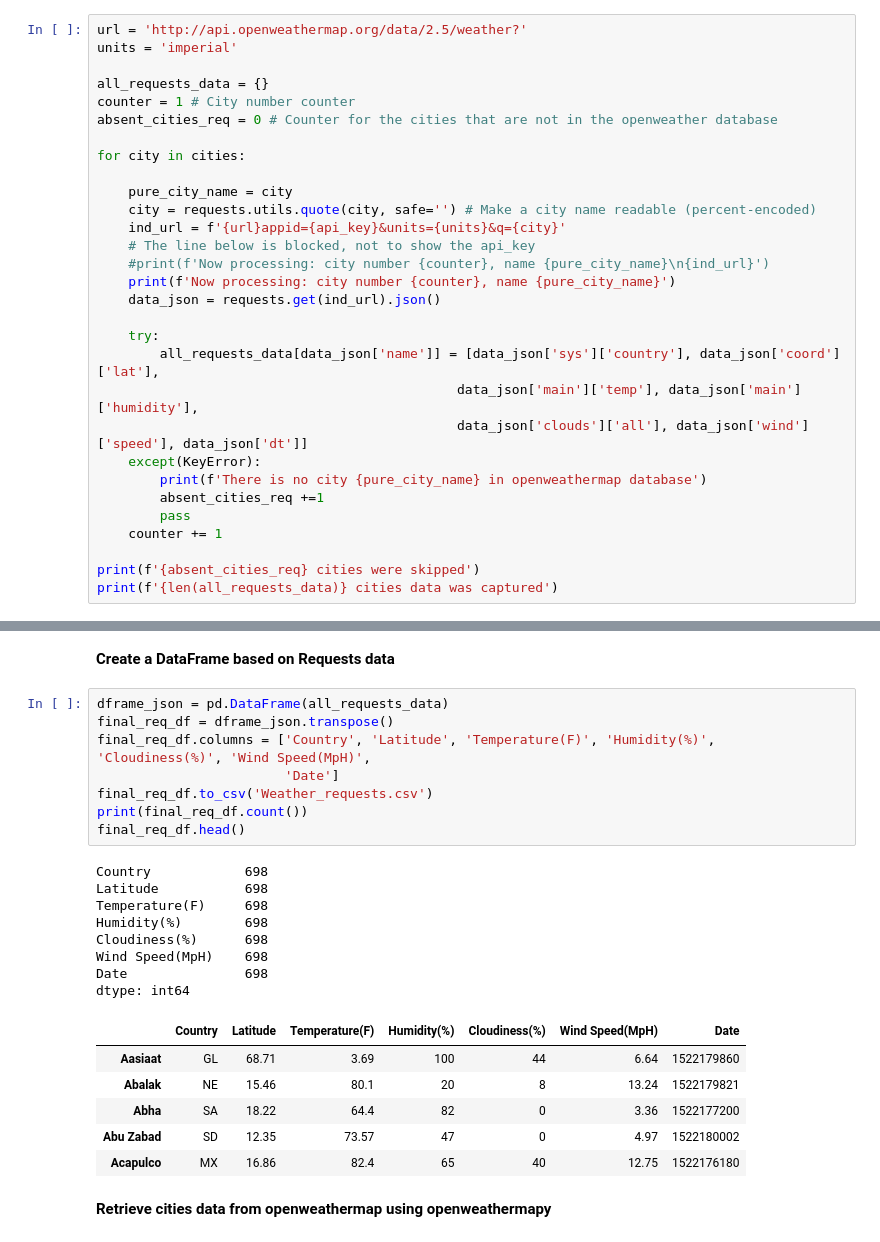
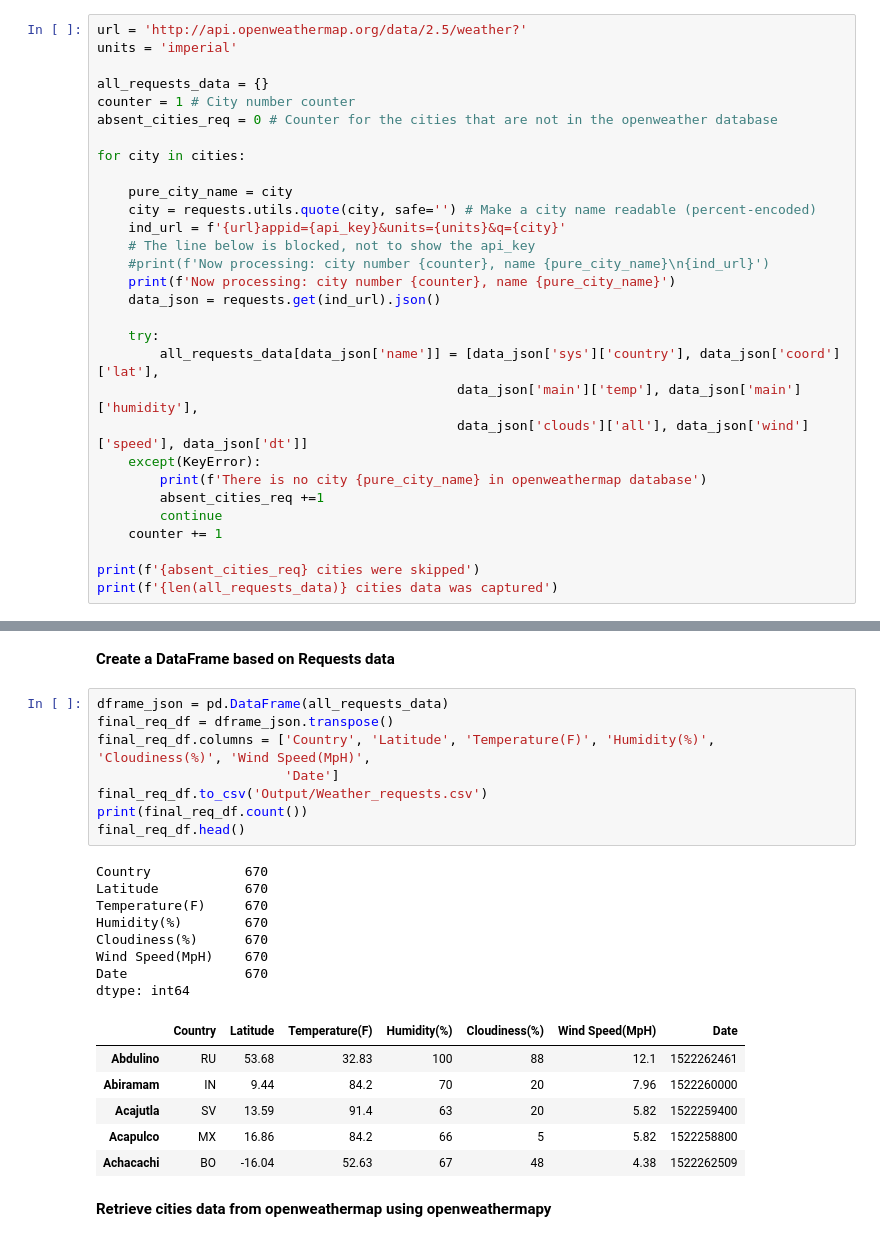
Before and after one commit to Gryazzz/Weather_Python, a Jupyter notebook: Weather_API.ipynb, the cells around one changed output, grey strips where cells are left out. Cells and saved outputs as stored; diff of their text form.

```diff
--- a/Weather_API.ipynb
+++ b/Weather_API.ipynb
@@ -85,7 +86,7 @@ for city in cities:
     except(KeyError):
         print(f'There is no city {pure_city_name} in openweathermap database')
         absent_cities_req +=1
-        pass
+        continue
     counter += 1
 
 print(f'{absent_cities_req} cities were skipped')
@@ -113,26 +114,26 @@ There is no city formoso do araguaia in openweathermap database
 # %%
 dframe_json = pd.DataFrame(all_requests_data)
 final_req_df = dframe_json.transpose()
 final_req_df.columns = ['Country', 'Latitude', 'Temperature(F)', 'Humidity(%)', 'Cloudiness(%)', 'Wind Speed(MpH)',
                         'Date']
-final_req_df.to_csv('Weather_requests.csv')
+final_req_df.to_csv('Output/Weather_requests.csv')
 print(final_req_df.count())
 final_req_df.head()
 # %% [output]
-Country            698
-Latitude           698
-Temperature(F)     698
-Humidity(%)        698
-Cloudiness(%)      698
-Wind Speed(MpH)    698
-Date               698
+Country            670
+Latitude           670
+Temperature(F)     670
+Humidity(%)        670
+Cloudiness(%)      670
+Wind Speed(MpH)    670
+Date               670
 dtype: int64
 |  | Country | Latitude | Temperature(F) | Humidity(%) | Cloudiness(%) | Wind Speed(MpH) | Date |
-| Aasiaat | GL | 68.71 | 3.69 | 100 | 44 | 6.64 | 1522179860 |
-| Abalak | NE | 15.46 | 80.1 | 20 | 8 | 13.24 | 1522179821 |
-| Abha | SA | 18.22 | 64.4 | 82 | 0 | 3.36 | 1522177200 |
-| Abu Zabad | SD | 12.35 | 73.57 | 47 | 0 | 4.97 | 1522180002 |
-| Acapulco | MX | 16.86 | 82.4 | 65 | 40 | 12.75 | 1522176180 |
+| Abdulino | RU | 53.68 | 32.83 | 100 | 88 | 12.1 | 1522262461 |
+| Abiramam | IN | 9.44 | 84.2 | 70 | 20 | 7.96 | 1522260000 |
+| Acajutla | SV | 13.59 | 91.4 | 63 | 20 | 5.82 | 1522259400 |
+| Acapulco | MX | 16.86 | 84.2 | 66 | 5 | 5.82 | 1522258800 |
+| Achacachi | BO | -16.04 | 52.63 | 67 | 48 | 4.38 | 1522262509 |
 # %% [markdown]
 **Retrieve cities data from openweathermap using openweathermapy**
 # %% [markdown]
```
Also changed, not shown: parts of 7 cells of this notebook.
